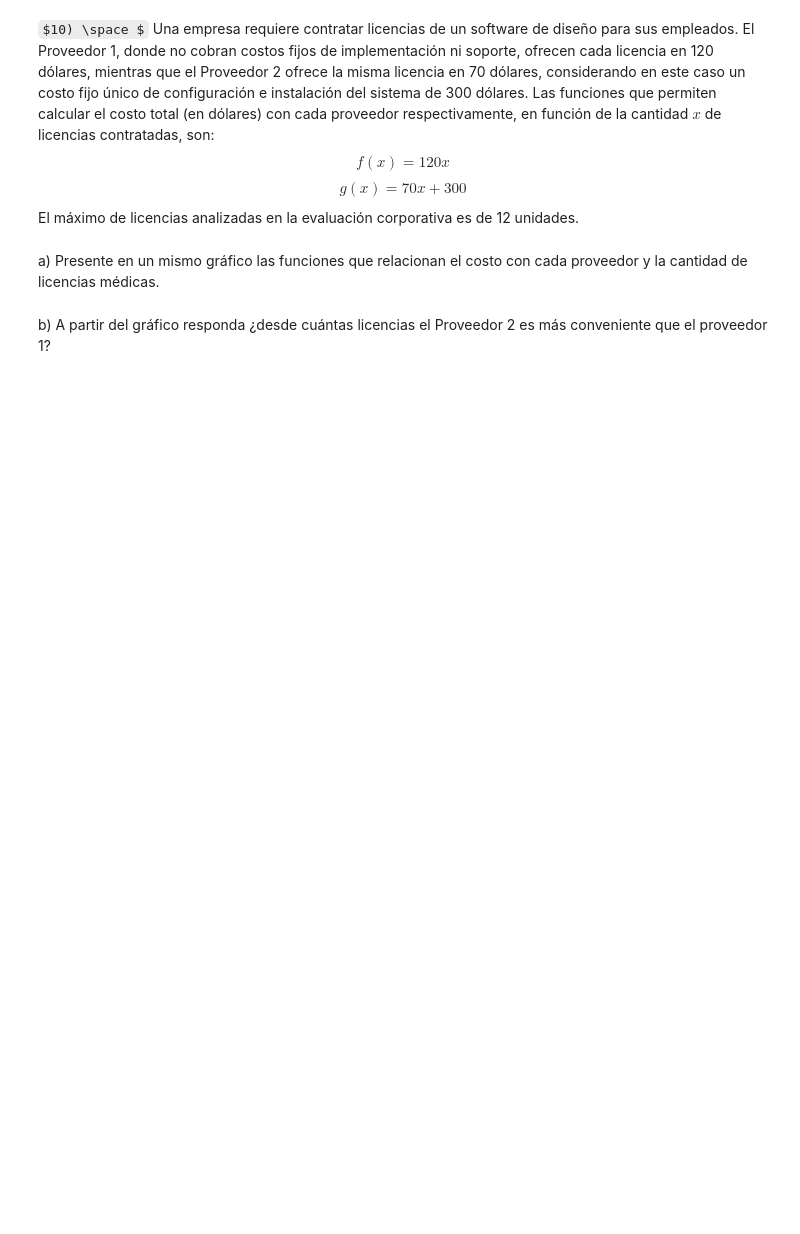
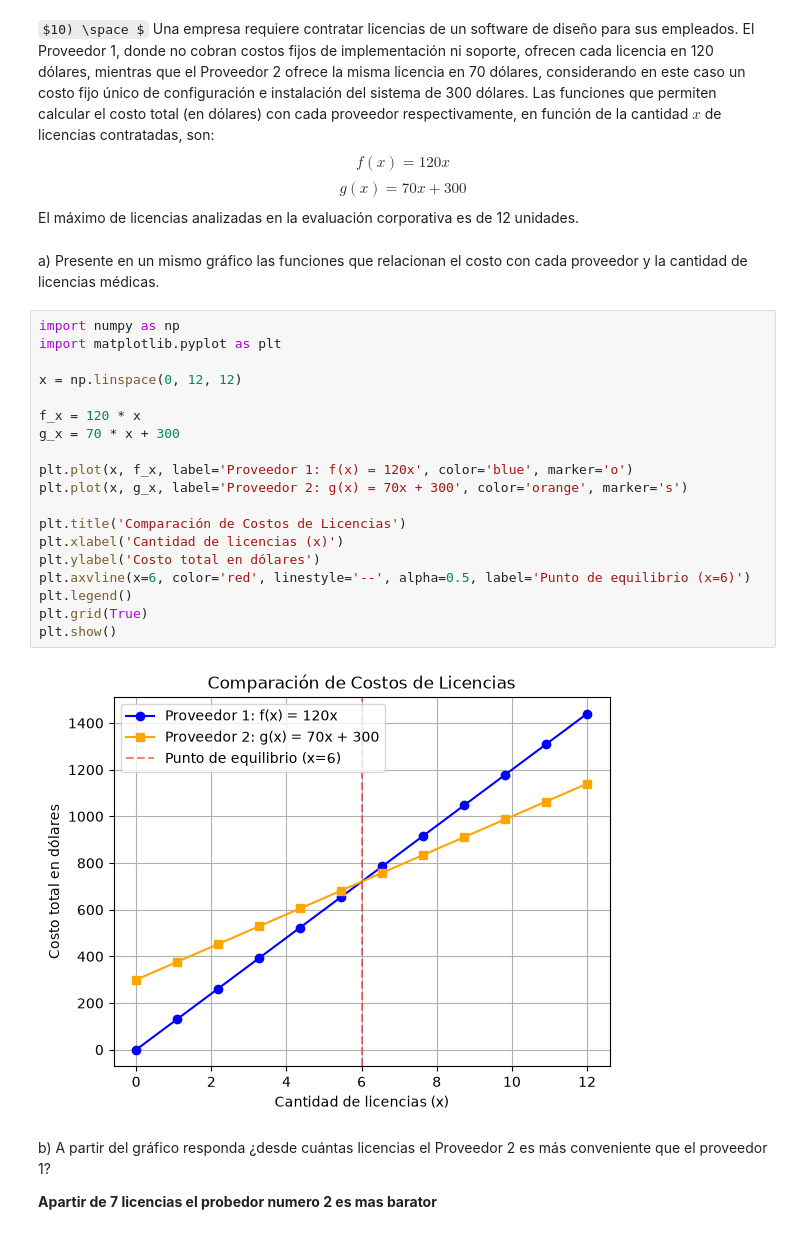
Before and after one commit to Deybi-hud/matematicas-aplicadas, a Jupyter notebook: Actividades/Ensayo_Prueba_1_MAT2121.ipynb, the cells around one changed output. Saved outputs shown, nothing was run; the diff lists cells and outputs as text; some formulas as TeX source; blank space fills up the shorter version.

```diff
--- a/Actividades/Ensayo_Prueba_1_MAT2121.ipynb
+++ b/Actividades/Ensayo_Prueba_1_MAT2121.ipynb
@@ -93,5 +145,28 @@ D) Por cada fotograma adicional procesado, el tiempo de renderizado aumenta en 2
 $10) \space $ Una empresa requiere contratar licencias de un software de diseño para sus empleados. El Proveedor 1, donde no cobran costos fijos de implementación ni soporte, ofrecen cada licencia en 120 dólares, mientras que el Proveedor 2 ofrece la misma licencia en 70 dólares, considerando en este caso un costo fijo único de configuración e instalación del sistema de 300 dólares. Las funciones que permiten calcular el costo total (en dólares) con cada proveedor respectivamente, en función de la cantidad $x$ de licencias contratadas, son: $$f(x) = 120x$$ $$g(x) = 70x + 300$$El máximo de licencias analizadas en la evaluación corporativa es de 12 unidades.
 # %% [markdown]
 a) Presente en un mismo gráfico las funciones que relacionan el costo con cada proveedor y la cantidad de licencias médicas.
+# %%
+import numpy as np
+import matplotlib.pyplot as plt
+
+x = np.linspace(0, 12, 12)
+
+f_x = 120 * x
+g_x = 70 * x + 300
+
+plt.plot(x, f_x, label='Proveedor 1: f(x) = 120x', color='blue', marker='o')
+plt.plot(x, g_x, label='Proveedor 2: g(x) = 70x + 300', color='orange', marker='s')
+
+plt.title('Comparación de Costos de Licencias')
+plt.xlabel('Cantidad de licencias (x)')
+plt.ylabel('Costo total en dólares')
+plt.axvline(x=6, color='red', linestyle='--', alpha=0.5, label='Punto de equilibrio (x=6)')
+plt.legend()
+plt.grid(True)
+plt.show()
+# %% [output]
+[figure, added]
 # %% [markdown]
 b) A partir del gráfico responda ¿desde cuántas licencias el Proveedor 2 es más conveniente que el proveedor 1?
+
+**Apartir de 7 licencias el probedor numero 2 es mas barator**
```
Also changed, not shown: parts of 13 cells of this notebook.
